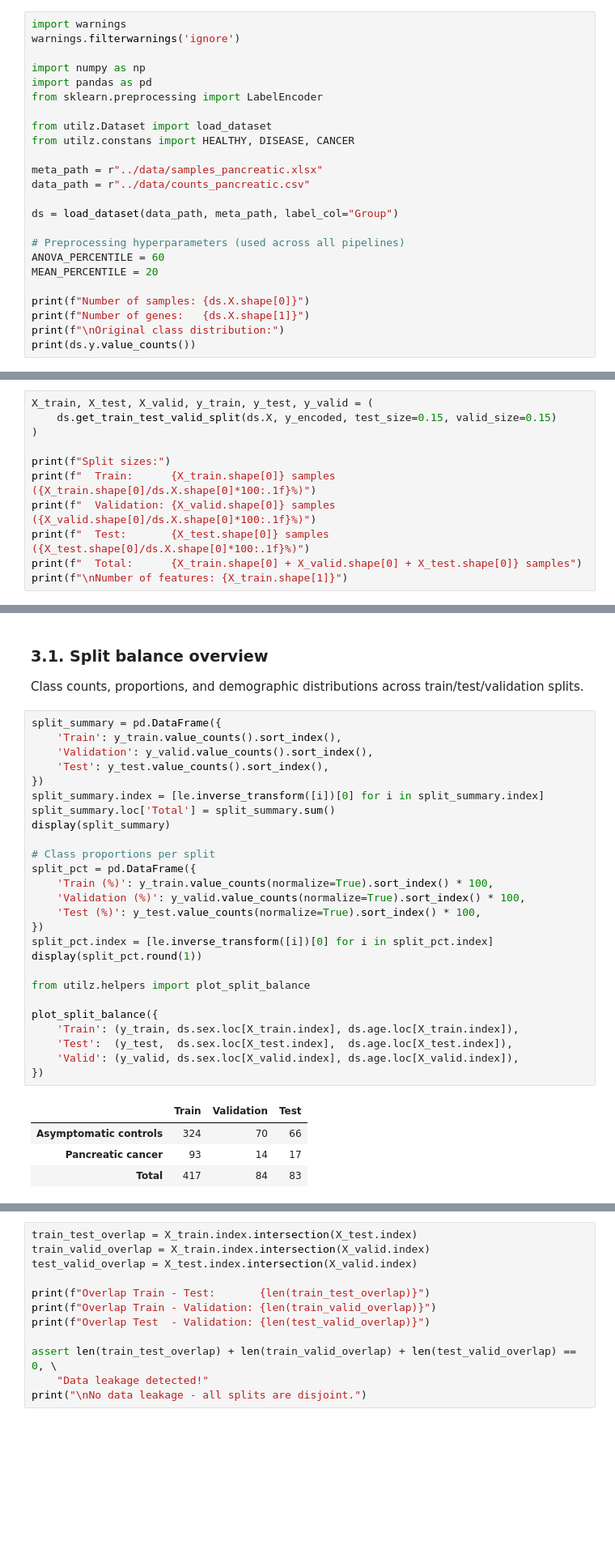
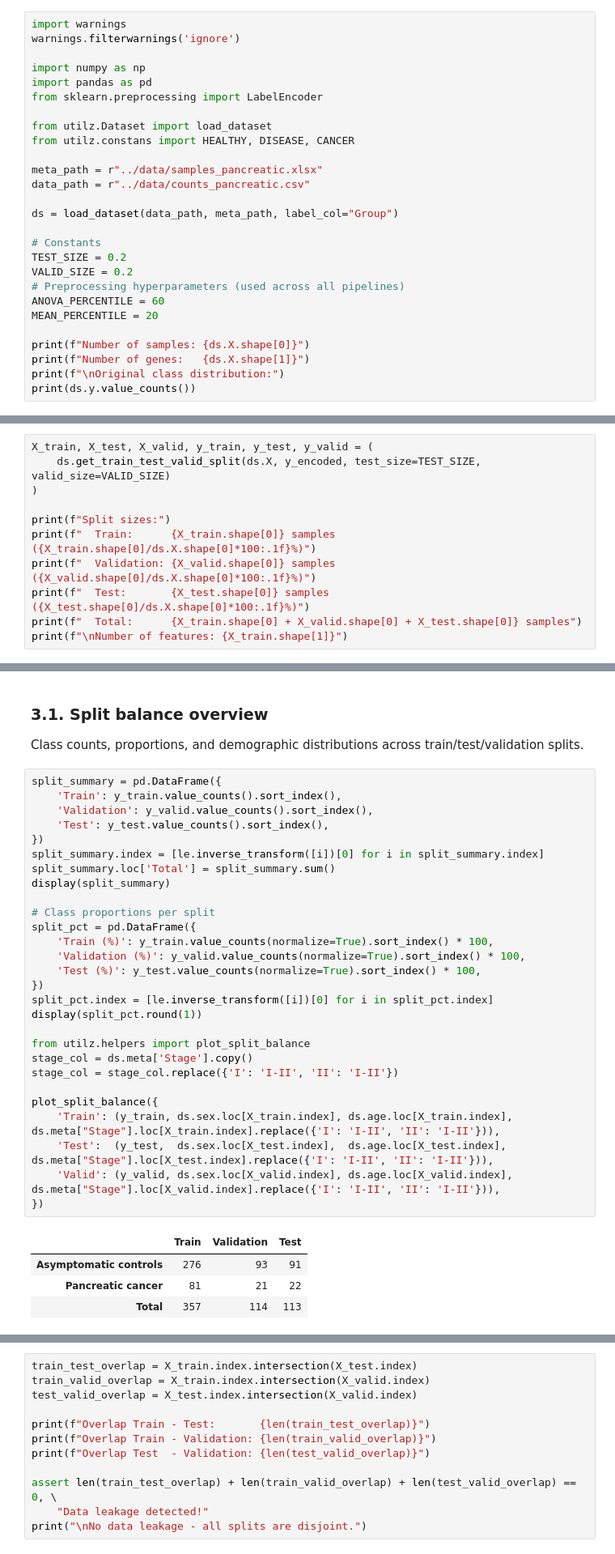
Before and after one commit to kasiaOsowska/pancreatic_canacer_dataset_analysis, a Jupyter notebook: best_results.ipynb, the cells around one changed output, grey strips where cells are left out. Shown at 81% size. Cells and saved outputs as stored; diff of their text form; blank space fills up the shorter version.

```diff
--- a/best_results.ipynb
+++ b/best_results.ipynb
@@ -34,6 +34,9 @@ data_path = r"../data/counts_pancreatic.csv"
 
 ds = load_dataset(data_path, meta_path, label_col="Group")
 
+# Constants
+TEST_SIZE = 0.2
+VALID_SIZE = 0.2
 # Preprocessing hyperparameters (used across all pipelines)
 ANOVA_PERCENTILE = 60
 MEAN_PERCENTILE = 20
@@ -176,7 +173,7 @@ To avoid bias in the split, we apply combined stratification across four variabl
 This ensures that each subset maintains similar proportions of these variables, minimizing the risk of confounding.
 # %%
 X_train, X_test, X_valid, y_train, y_test, y_valid = (
-    ds.get_train_test_valid_split(ds.X, y_encoded, test_size=0.15, valid_size=0.15)
+    ds.get_train_test_valid_split(ds.X, y_encoded, test_size=TEST_SIZE, valid_size=VALID_SIZE)
 )
 
 print(f"Split sizes:")
@@ -204,32 +201,34 @@ Class counts, proportions, and demographic distributions across train/test/valid
 # %%
 split_summary = pd.DataFrame({
     'Train': y_train.value_counts().sort_index(),
     'Validation': y_valid.value_counts().sort_index(),
     'Test': y_test.value_counts().sort_index(),
 })
 split_summary.index = [le.inverse_transform([i])[0] for i in split_summary.index]
 split_summary.loc['Total'] = split_summary.sum()
 display(split_summary)
 
 # Class proportions per split
 split_pct = pd.DataFrame({
     'Train (%)': y_train.value_counts(normalize=True).sort_index() * 100,
     'Validation (%)': y_valid.value_counts(normalize=True).sort_index() * 100,
     'Test (%)': y_test.value_counts(normalize=True).sort_index() * 100,
 })
 split_pct.index = [le.inverse_transform([i])[0] for i in split_pct.index]
 display(split_pct.round(1))
 
 from utilz.helpers import plot_split_balance
+stage_col = ds.meta['Stage'].copy()
+stage_col = stage_col.replace({'I': 'I-II', 'II': 'I-II'})
 
 plot_split_balance({
-    'Train': (y_train, ds.sex.loc[X_train.index], ds.age.loc[X_train.index]),
-    'Test':  (y_test,  ds.sex.loc[X_test.index],  ds.age.loc[X_test.index]),
-    'Valid': (y_valid, ds.sex.loc[X_valid.index], ds.age.loc[X_valid.index]),
+    'Train': (y_train, ds.sex.loc[X_train.index], ds.age.loc[X_train.index], ds.meta["Stage"].loc[X_train.index].replace({'I': 'I-II', 'II': 'I-II'})),
+    'Test':  (y_test,  ds.sex.loc[X_test.index],  ds.age.loc[X_test.index],  ds.meta["Stage"].loc[X_test.index].replace({'I': 'I-II', 'II': 'I-II'})),
+    'Valid': (y_valid, ds.sex.loc[X_valid.index], ds.age.loc[X_valid.index], ds.meta["Stage"].loc[X_valid.index].replace({'I': 'I-II', 'II': 'I-II'})),
 })
 # %% [output]
 |  | Train | Validation | Test |
-| Asymptomatic controls | 324 | 70 | 66 |
-| Pancreatic cancer | 93 | 14 | 17 |
-| Total | 417 | 84 | 83 |
+| Asymptomatic controls | 276 | 93 | 91 |
+| Pancreatic cancer | 81 | 21 | 22 |
+| Total | 357 | 114 | 113 |
 |  | Train (%) | Validation (%) | Test (%) |
```
Also changed, not shown: parts of 25 cells of this notebook, 5 other files.
